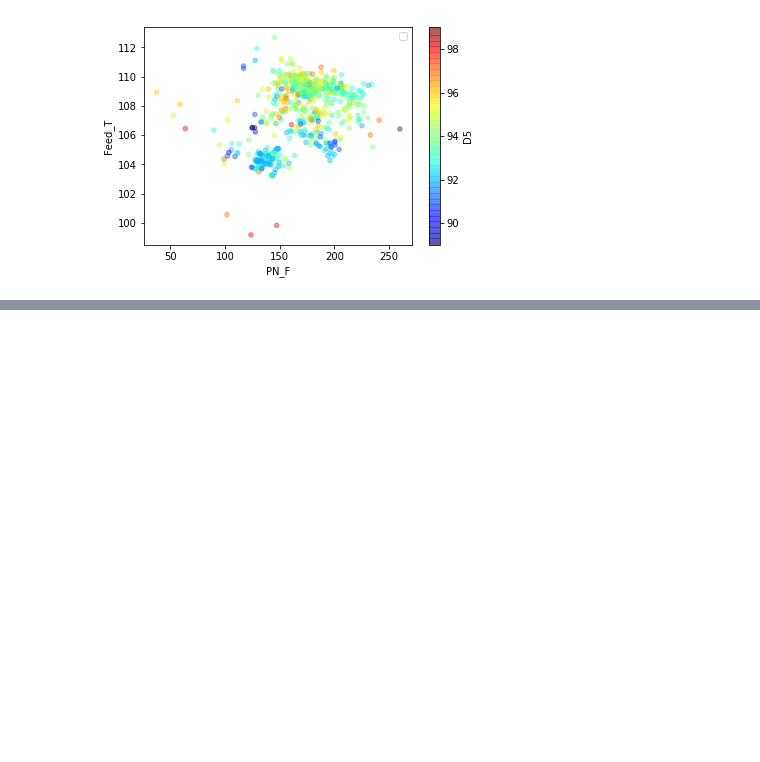
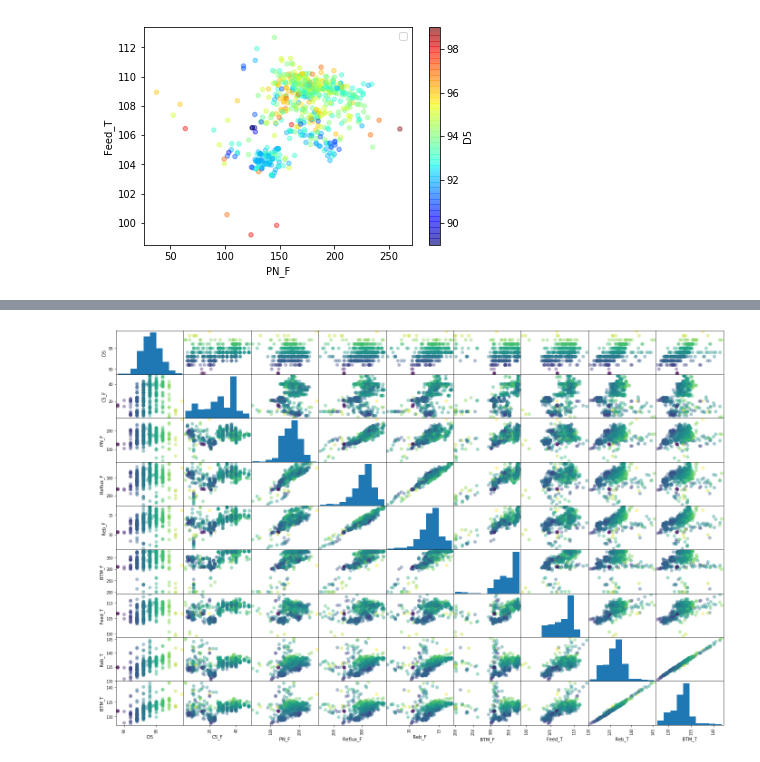
Before and after one commit to kyt95216/AS1502_d5, a Jupyter notebook: AS_1502_D5_r2.ipynb, the cells around one changed output, grey strips where cells are left out. Saved outputs shown, nothing was run; the diff lists cells and outputs as text; code cells hidden in the pictures; blank space fills up the shorter version.

```diff
--- a/AS_1502_D5_r2.ipynb
+++ b/AS_1502_D5_r2.ipynb
@@ -112,0 +140,5 @@ No handles with labels found to put in legend.
+# %%
+scatter_matrix(input[list(input.columns.values)],figsize = (24,16), c = input["D5"], s = 60, alpha = 0.4, marker = 'o')
+plt.savefig('foo.png')
+# %% [output]
+[figure, added]
```
Also changed, not shown: parts of 3 cells of this notebook.
